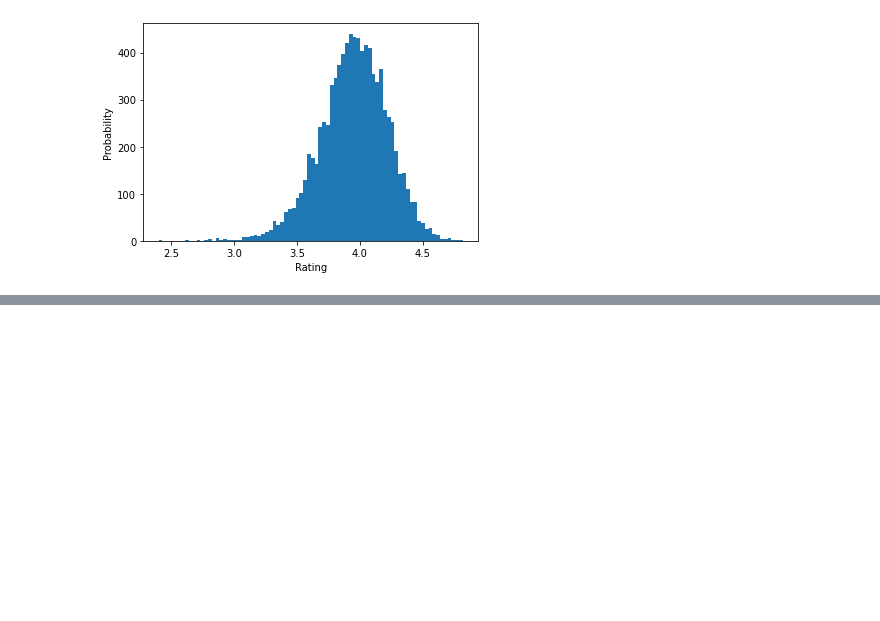
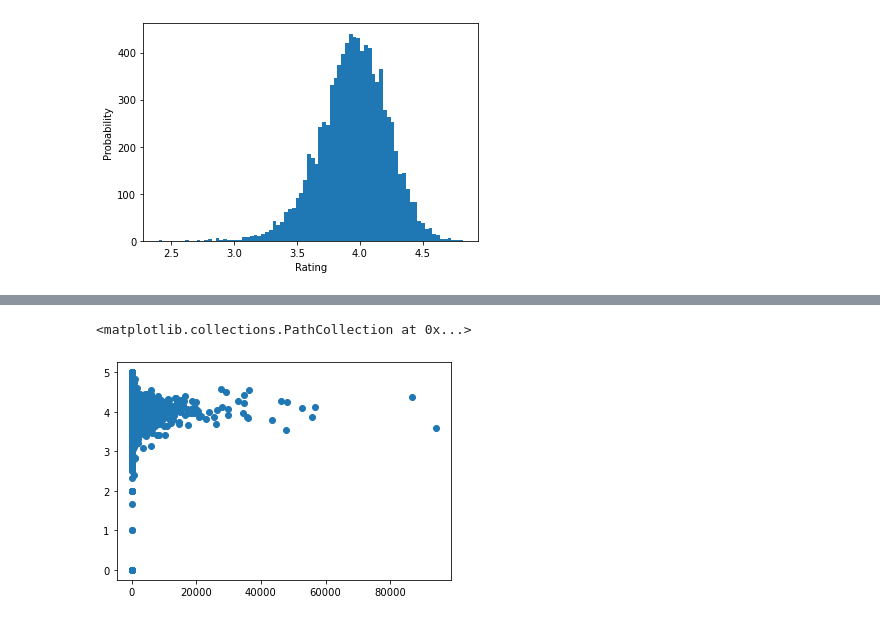
Before and after one commit to Mounir523/DSTI-Machine-Learning-Python-Group-Project, a Jupyter notebook: Python ML project/Python ML Project Book Rating Prediction.ipynb, the cells around one changed output, grey strips where cells are left out. Cells and saved outputs as stored; diff of their text form; code cells hidden in the pictures; blank space fills up the shorter version.

```diff
--- a/Python ML project/Python ML Project Book Rating Prediction.ipynb
+++ b/Python ML project/Python ML Project Book Rating Prediction.ipynb
@@ -207,0 +277,5 @@ dfBooks
+# %%
+plt.scatter(dfBooks['text_reviews_count'],dfBooks['average_rating'])
+# %% [output]
+<matplotlib.collections.PathCollection at 0x...>
+[figure, added]
```
Also changed, not shown: parts of 44 cells of this notebook.
